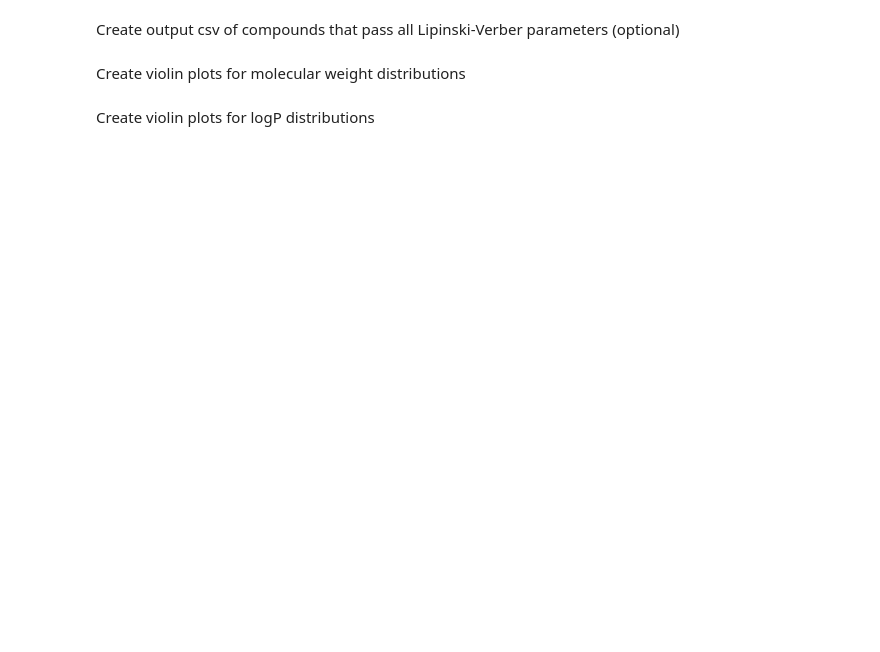
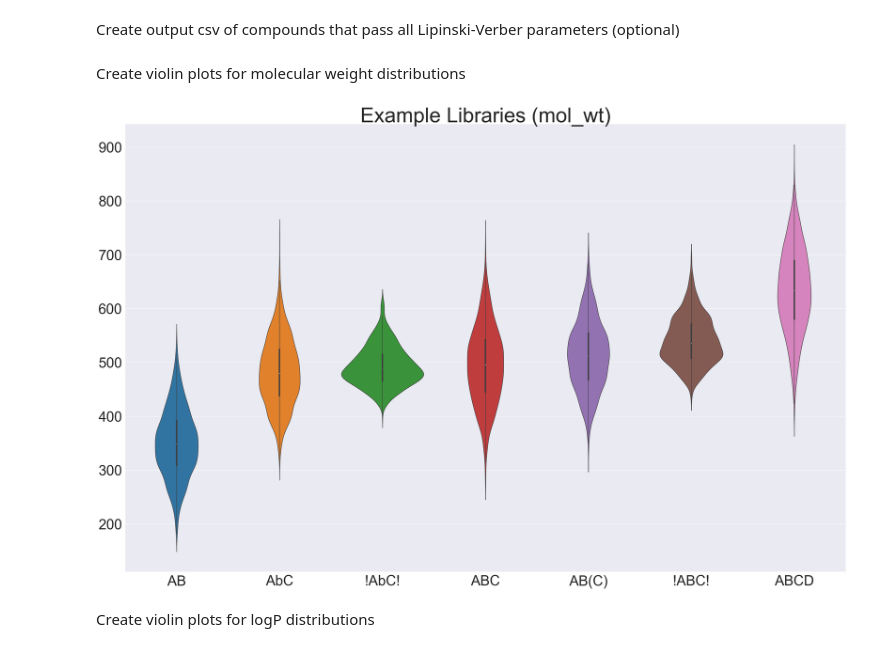
Before and after one commit to wkweigel/DELTA, a Jupyter notebook: Properties_Analysis.ipynb, the cells around one changed output. Cells and saved outputs as stored; diff of their text form; code cells hidden in the pictures; blank space fills up the shorter version.

```diff
--- a/Properties_Analysis.ipynb
+++ b/Properties_Analysis.ipynb
@@ -154,3 +22,24 @@ prop_df=Create_Property_df()
+# %%
+from Modules import MolProps
+import numpy as np
+import pandas as pd
+import matplotlib as mpl
+import matplotlib.pyplot as plt
+import seaborn as sns
+
+from rdkit import Chem
+from rdkit.Chem import Descriptors
+from rdkit.Chem.MolStandardize import rdMolStandardize
+from rdkit.Chem import rdMolDescriptors
+
+#Use for a csv file containing the smile you wish to calculate the properties for
+inputfile='Notebook Outputs/Combined_DELs.csv'
+
+#Name for the dataset (used for creation of the plot titles)
+dataset='Example Libraries'
+
+#Calculate the properties on instantiation for the compounds in the input csv file
+MolProps.CompoundProperties=MolProps.Properties(inputfile)
 # %% [markdown]
 Perform Lipinski-Verber Analysis (optional)
 # %%
@@ -173,24 +67,24 @@ Create violin plots for molecular weight distributions
 # %%
 property='mol_wt'
 
-plot_df=assemble_plot_df(property)
-
-
+plot_df=MolProps.CompoundProperties.assemble_plot_df(property)
 
 
 #Comment this line on if you are importing from a csv with pre-calculated values
 #prop_df=Property_Dataframe(property)
 
 ax = sns.violinplot(data=plot_df, scale='area', palette=sns.color_palette('tab10'), inner='box')
 
 sns.set(rc={'figure.figsize':(40, 25)})
 sns.set_context("paper", rc={"font.size":8,"axes.titlesize":8,"axes.labelsize":5})
 sns.set(font_scale=4)
 plt.title( str(dataset+' ('+property+')'), size =64 )
 
 sns.set_style('ticks')
 sns.despine()
 plt.savefig("Notebook Outputs/"+str(dataset+'_'+property+'.svg'), bbox_inches='tight')
+# %% [output]
+[figure, added]
 # %% [markdown]
 Create violin plots for logP distributions
 # %%
```
Also changed, not shown: parts of 14 cells of this notebook, 1 other file.
